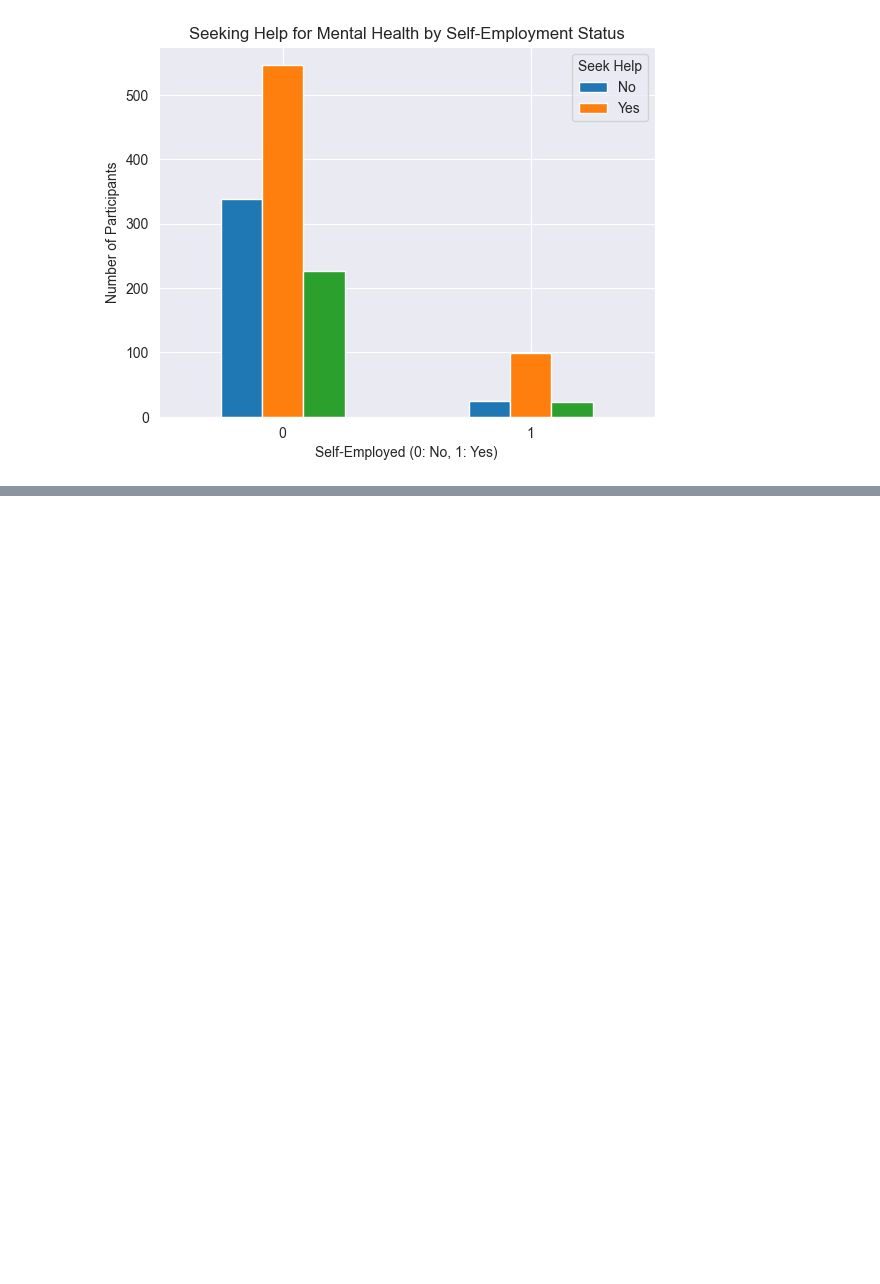
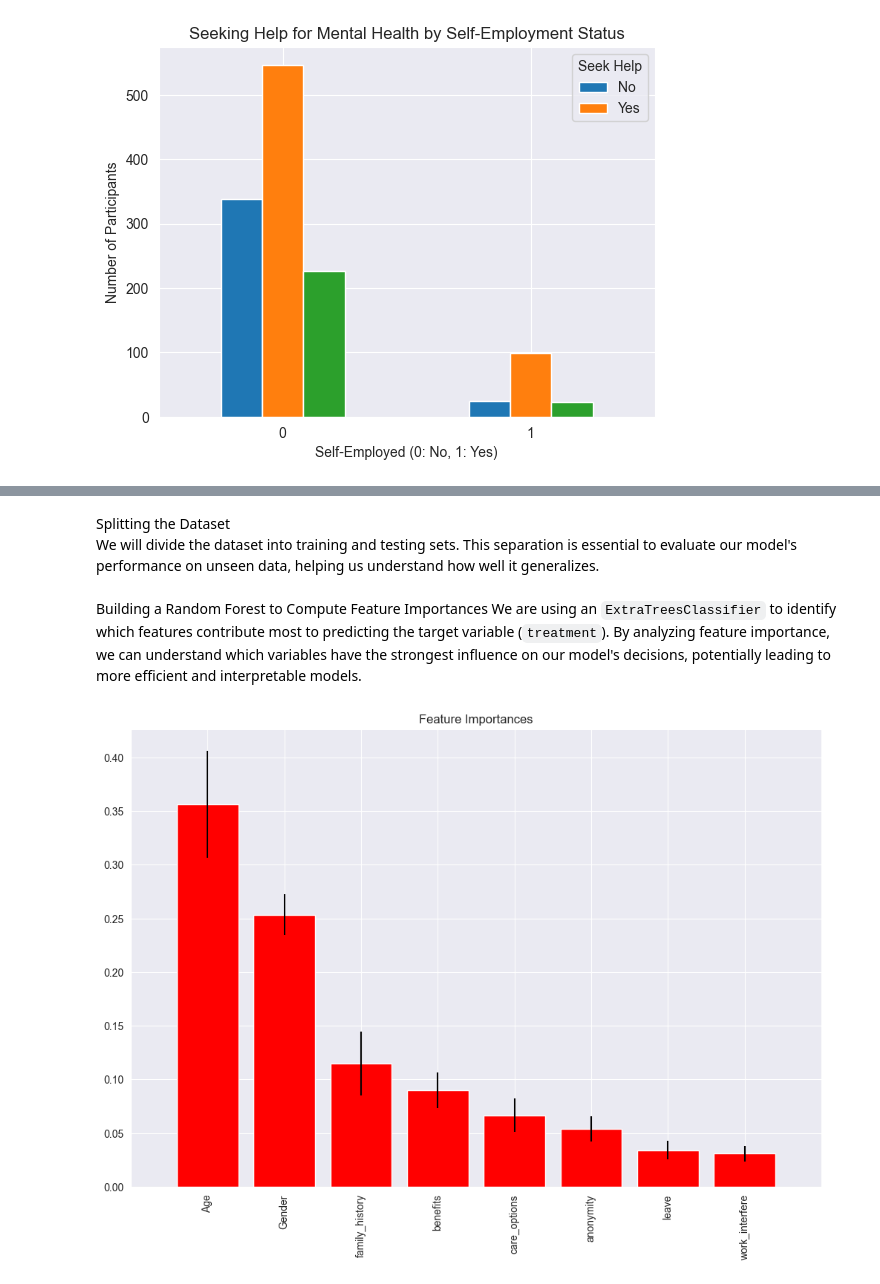
Before and after one commit to D0esN0tM1tter/data_mining_project, a Jupyter notebook: notebook.ipynb, the cells around one changed output, grey strips where cells are left out. Saved outputs shown, nothing was run; the diff lists cells and outputs as text; code cells hidden in the pictures; blank space fills up the shorter version.

```diff
--- a/notebook.ipynb
+++ b/notebook.ipynb
@@ -442,0 +475,49 @@ plt.show()
+# %% [markdown]
+Splitting the Dataset
+We will divide the dataset into training and testing sets. This separation is essential to evaluate our model's performance on unseen data, helping us understand how well it generalizes.
+# %%
+# Define feature columns for predictors (X) and target (y)
+feature_cols = ['Age', 'Gender', 'family_history', 'benefits', 'care_options', 'anonymity', 'leave', 'work_interfere']
+X = df[feature_cols]
+y = df.treatment
+
+# Split data into training (70%) and testing (30%) sets
+X_train, X_test, y_train, y_test = train_test_split(X, y, test_size=0.30, random_state=0 , stratify = y)
+
+# Initialize dictionaries to store accuracy scores for each model
+# These dictionaries will be used to plot final comparison graphs
+methodDict = {}  # For accuracy scores of each model
+rmseDict = {}    # Placeholder for root mean square error (if used)
+# %% [markdown]
+Building a Random Forest to Compute Feature Importances
+We are using an `ExtraTreesClassifier` to identify which features contribute most to predicting the target variable (`treatment`). By analyzing feature importance, we can understand which variables have the strongest influence on our model's decisions, potentially leading to more efficient and interpretable models.
+# %%
+# Build an Extra Trees Classifier with 250 trees
+forest = ExtraTreesClassifier(n_estimators=250, random_state=0)
+
+# Fit the model to the full dataset to compute feature importances
+forest.fit(X, y)
+
+# Get the feature importances
+importances = forest.feature_importances_
+
+# Calculate the standard deviation of feature importances across all trees
+std = np.std([tree.feature_importances_ for tree in forest.estimators_], axis=0)
+
+# Sort the features by their importance scores in descending order
+indices = np.argsort(importances)[::-1]
+
+# Prepare labels for the plot
+labels = []
+for f in range(X.shape[1]):
+    labels.append(feature_cols[f])
+
+# Plot the feature importances of the Extra Trees Classifier
+plt.figure(figsize=(12, 8))
+plt.title("Feature Importances")
+plt.bar(range(X.shape[1]), importances[indices], color="r", yerr=std[indices], align="center")
+plt.xticks(range(X.shape[1]), labels, rotation='vertical')
+plt.xlim([-1, X.shape[1]])
+plt.show()
+# %% [output]
+[figure, added]
```
Also changed, not shown: parts of 28 cells of this notebook.
